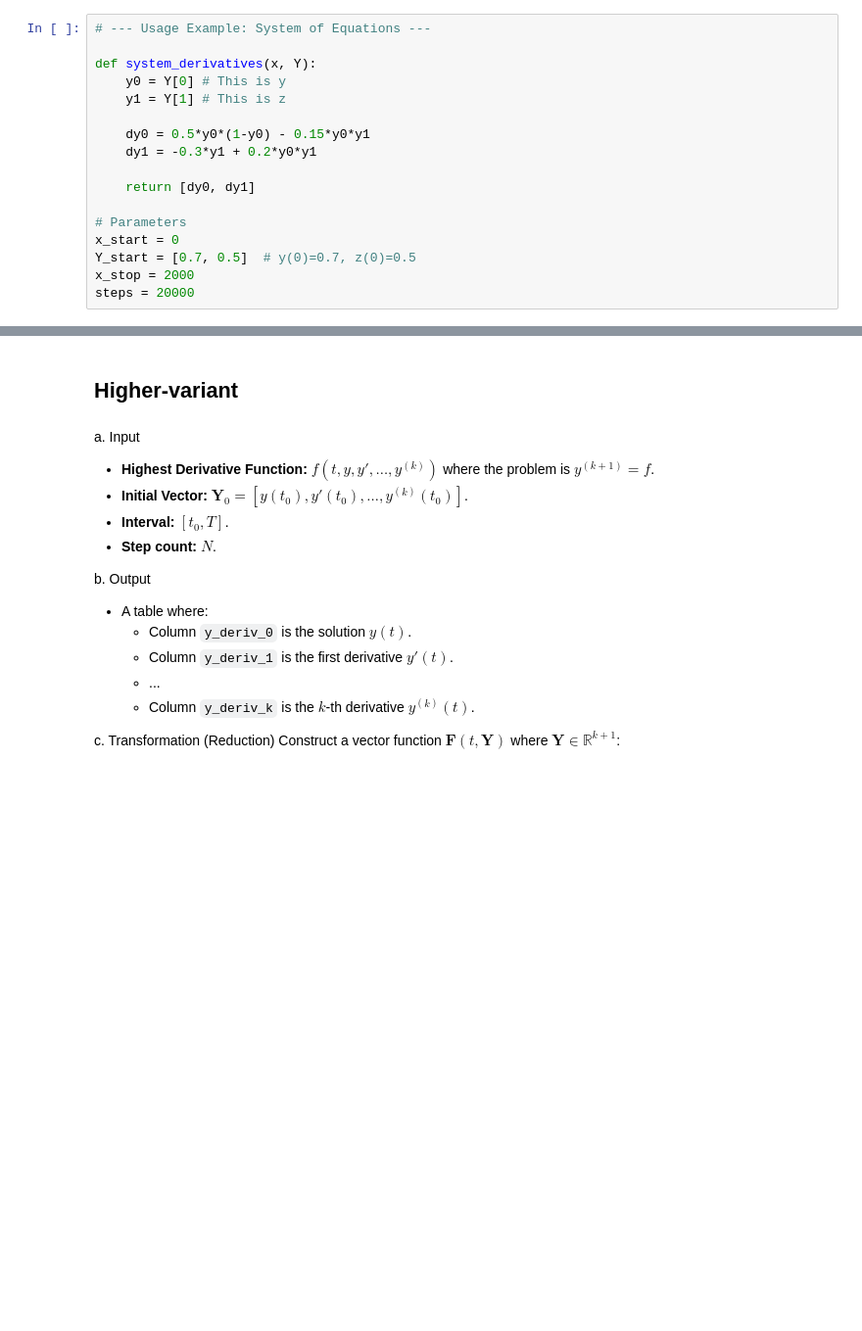
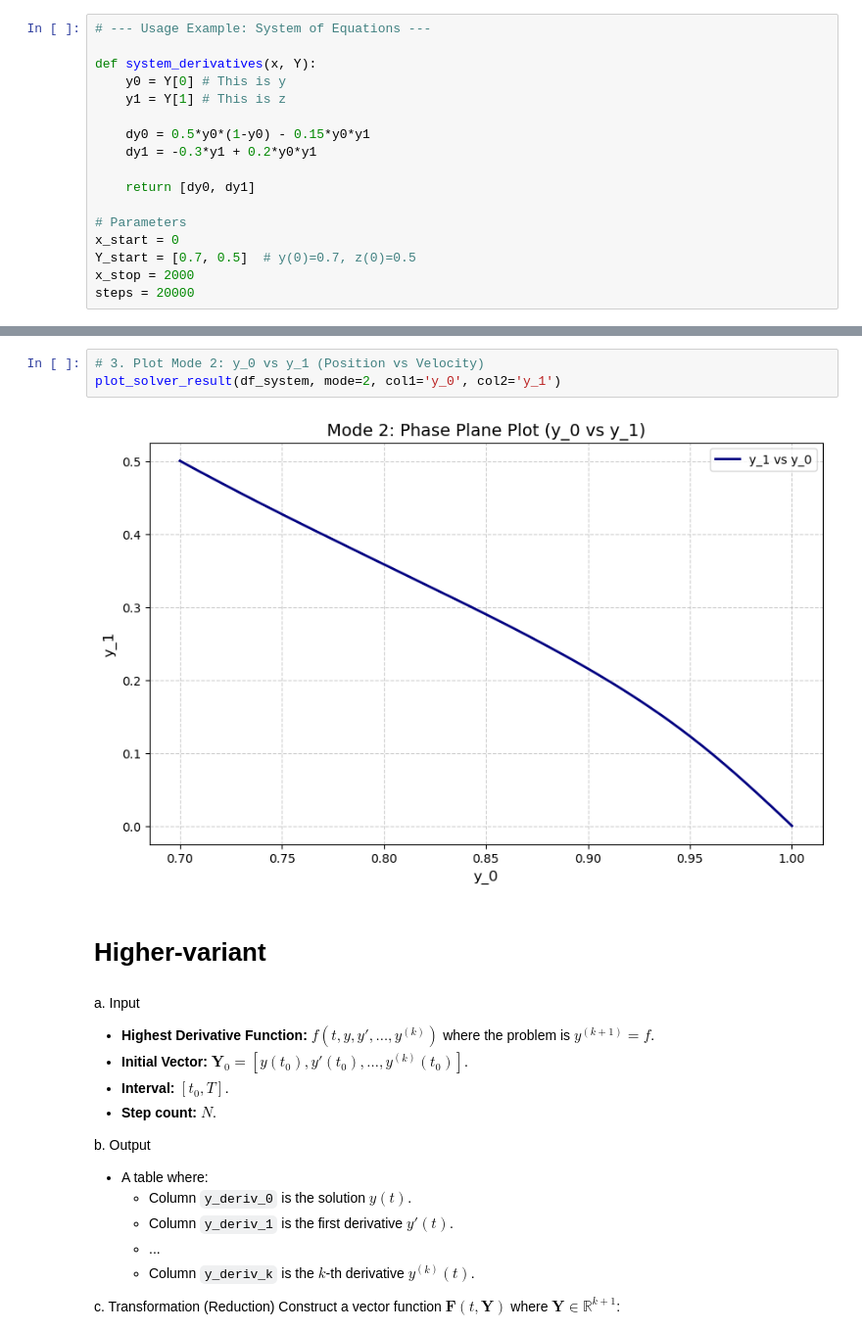
Before and after one commit to k1m1nonawa4869/FaMI304x-Numerical-Analysis, a Jupyter notebook: Week8-Differential/pp1a_CauchyEuler.ipynb, the cells around one changed output, grey strips where cells are left out. Shown: that part at 98% size. Saved outputs shown, nothing was run; the diff lists cells and outputs as text; blank space fills up the shorter version.

```diff
--- a/Week8-Differential/pp1a_CauchyEuler.ipynb
+++ b/Week8-Differential/pp1a_CauchyEuler.ipynb
@@ -151,5 +205,10 @@ Iterating System...
+# %%
+# 3. Plot Mode 2: y_0 vs y_1 (Position vs Velocity)
+plot_solver_result(df_system, mode=2, col1='y_0', col2='y_1')
+# %% [output]
+[figure, added]
 # %% [markdown]
-## Higher-variant
+# Higher-variant
 # %% [markdown]
 a. Input
 * **Highest Derivative Function:** $f(t, y, y', \dots, y^{(k)})$ where the problem is $y^{(k+1)} = f$.
```
Also changed, not shown: parts of 6 cells of this notebook, 2 other files.
